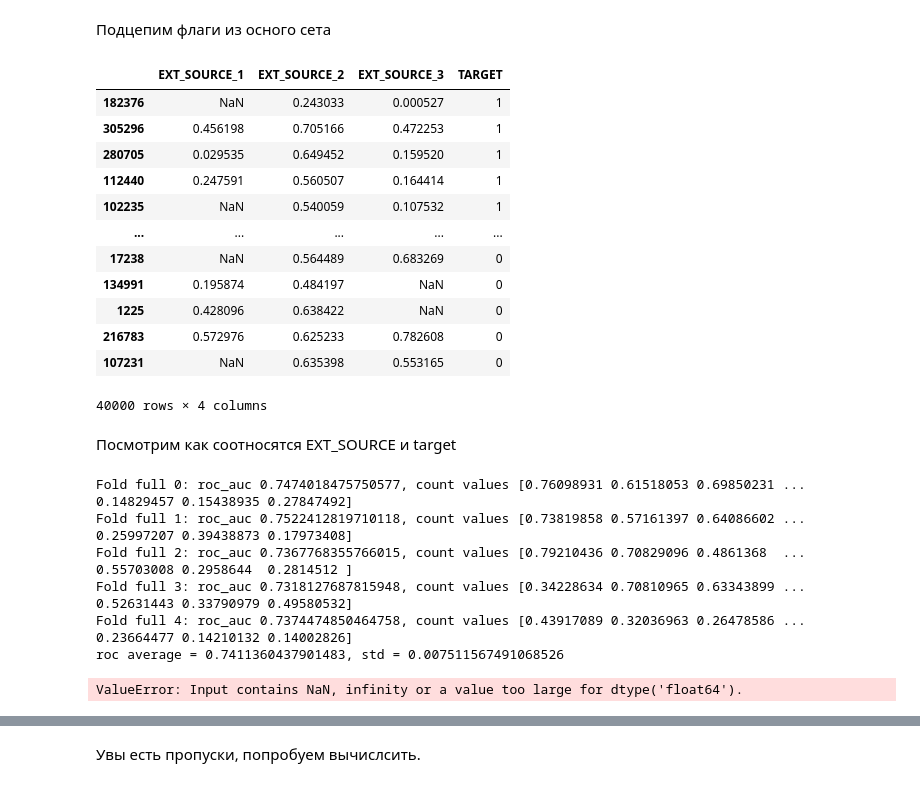
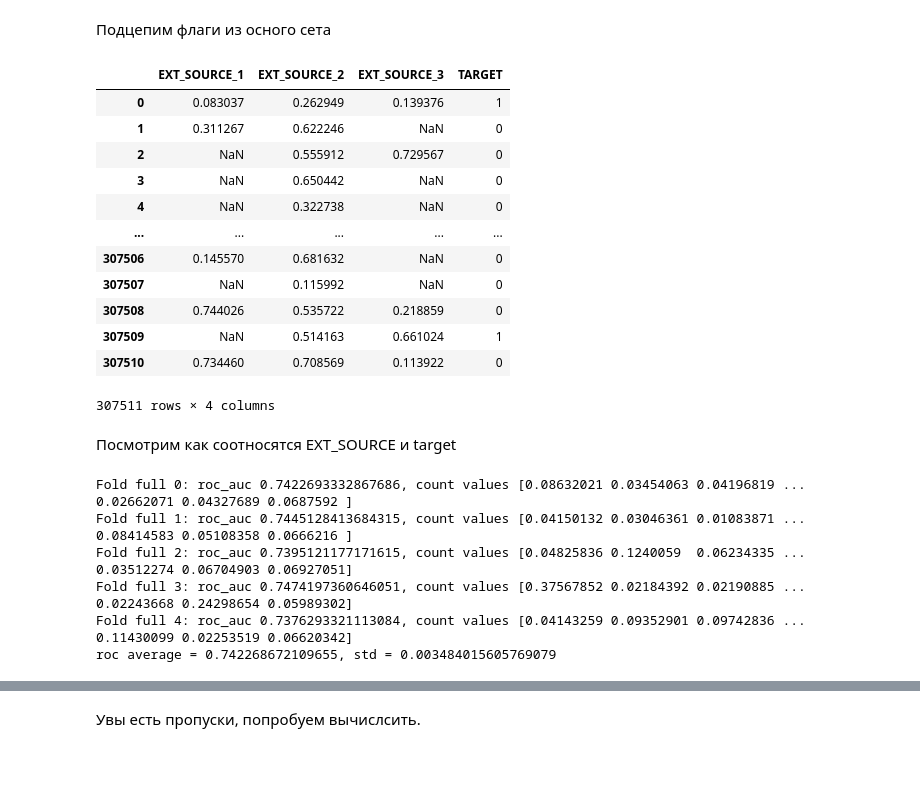
Before and after one commit to andru196/ml_hw2, a Jupyter notebook: notebooks/HW2.ipynb, the cells around one changed output, grey strips where cells are left out. Saved outputs shown, nothing was run; the diff lists cells and outputs as text; code cells hidden in the pictures.

```diff
--- a/notebooks/HW2.ipynb
+++ b/notebooks/HW2.ipynb
@@ -136,40 +135,38 @@ flags = ["FLAG_MOBIL", "FLAG_EMP_PHONE", "FLAG_CONT_MOBILE", "FLAG_EMAIL", "REG_
         # "DAYS_LAST_PHONE_CHANGE", 'REG_REGION_NOT_LIVE_REGION','REG_REGION_NOT_WORK_REGION',
          'LIVE_REGION_NOT_WORK_REGION', 'REG_CITY_NOT_LIVE_CITY','REG_CITY_NOT_WORK_CITY',
             'FLAG_OWN_REALTY', 'FLAG_OWN_CAR']
+# %%
+train = join_(train)
 # %%
-lite.AMT_CREDIT_SUM.fillna(0, inplace=True)
+train.AMT_CREDIT_SUM.fillna(0, inplace=True)
 # %%
-lite['have_credit'] = lite.AMT_CREDIT_SUM > lite.AMT_GOODS_PRICE
+train['have_credit'] = train.AMT_CREDIT_SUM > train.AMT_GOODS_PRICE
 # %%
-lite['have_credit'] = np.where(lite['have_credit'], 1, 0)
+train['have_credit'] = np.where(train['have_credit'], 1, 0)
 # %%
-lite[['EXT_SOURCE_1', 'EXT_SOURCE_2',"EXT_SOURCE_3", target]]
+train[['EXT_SOURCE_1', 'EXT_SOURCE_2',"EXT_SOURCE_3", target]]
 # %% [output]
 |  | EXT_SOURCE_1 | EXT_SOURCE_2 | EXT_SOURCE_3 | TARGET |
-| 182376 | NaN | 0.243033 | 0.000527 | 1 |
-| 305296 | 0.456198 | 0.705166 | 0.472253 | 1 |
-| 280705 | 0.029535 | 0.649452 | 0.159520 | 1 |
-| 112440 | 0.247591 | 0.560507 | 0.164414 | 1 |
-| 102235 | NaN | 0.540059 | 0.107532 | 1 |
+| 0 | 0.083037 | 0.262949 | 0.139376 | 1 |
+| 1 | 0.311267 | 0.622246 | NaN | 0 |
+| 2 | NaN | 0.555912 | 0.729567 | 0 |
+| 3 | NaN | 0.650442 | NaN | 0 |
+| 4 | NaN | 0.322738 | NaN | 0 |
 | ... | ... | ... | ... | ... |
-| 17238 | NaN | 0.564489 | 0.683269 | 0 |
-| 134991 | 0.195874 | 0.484197 | NaN | 0 |
-| 1225 | 0.428096 | 0.638422 | NaN | 0 |
-| 216783 | 0.572976 | 0.625233 | 0.782608 | 0 |
-| 107231 | NaN | 0.635398 | 0.553165 | 0 |
+| 307506 | 0.145570 | 0.681632 | NaN | 0 |
+| 307507 | NaN | 0.115992 | NaN | 0 |
+| 307508 | 0.744026 | 0.535722 | 0.218859 | 0 |
+| 307509 | NaN | 0.514163 | 0.661024 | 1 |
+| 307510 | 0.734460 | 0.708569 | 0.113922 | 0 |
-40000 rows × 4 columns
+307511 rows × 4 columns
 # %% [markdown]
 Посмотрим как соотносятся EXT_SOURCE и target
 # %%
-comp_roc(lite[['EXT_SOURCE_1', 'EXT_SOURCE_2',"EXT_SOURCE_3", target]].dropna(), ['EXT_SOURCE_1', 'EXT_SOURCE_2',"EXT_SOURCE_3"])
+comp_roc(train[['EXT_SOURCE_1', 'EXT_SOURCE_2',"EXT_SOURCE_3", target]].dropna(), ['EXT_SOURCE_1', 'EXT_SOURCE_2',"EXT_SOURCE_3"])
 # %% [output]
-Fold full 0: roc_auc 0.7474018475750577, count values [0.76098931 0.61518053 0.69850231 ... 0.14829457 0.15438935 0.27847492]
-Fold full 1: roc_auc 0.7522412819710118, count values [0.73819858 0.57161397 0.64086602 ... 0.25997207 0.39438873 0.17973408]
-Fold full 2: roc_auc 0.7367768355766015, count values [0.79210436 0.70829096 0.4861368  ... 0.55703008 0.2958644  0.2814512 ]
-Fold full 3: roc_auc 0.7318127687815948, count values [0.34228634 0.70810965 0.63343899 ... 0.52631443 0.33790979 0.49580532]
-Fold full 4: roc_auc 0.7374474850464758, count values [0.43917089 0.32036963 0.26478586 ... 0.23664477 0.14210132 0.14002826]
-roc average = 0.7411360437901483, std = 0.007511567491068526
+Fold full 0: roc_auc 0.7422693332867686, count values [0.08632021 0.03454063 0.04196819 ... 0.02662071 0.04327689 0.0687592 ]
+Fold full 1: roc_auc 0.7445128413684315, count values [0.04150132 0.03046361 0.01083871 ... 0.08414583 0.05108358 0.0666216 ]
+Fold full 2: roc_auc 0.7395121177171615, count values [0.04825836 0.1240059  0.06234335 ... 0.03512274 0.06704903 0.06927051]
+Fold full 3: roc_auc 0.7474197360646051, count values [0.37567852 0.02184392 0.02190885 ... 0.02243668 0.24298654 0.05989302]
+Fold full 4: roc_auc 0.7376293321113084, count values [0.04143259 0.09352901 0.09742836 ... 0.11430099 0.02253519 0.06620342]
+roc average = 0.742268672109655, std = 0.003484015605769079
-# %%
-predict_n_write_csv(['EXT_SOURCE_1', 'EXT_SOURCE_2',"EXT_SOURCE_3"], 'all_ext_souce.csv')
-# %% [output]
-ValueError: Input contains NaN, infinity or a value too large for dtype('float64').
```
Also changed, not shown: parts of 40 cells of this notebook.
